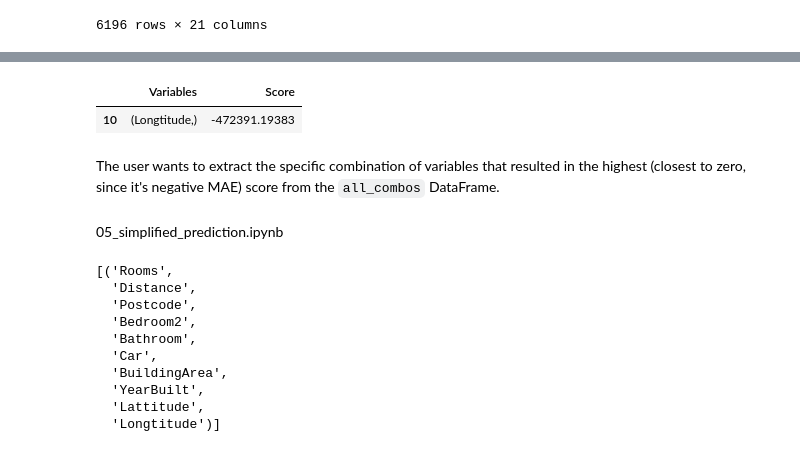
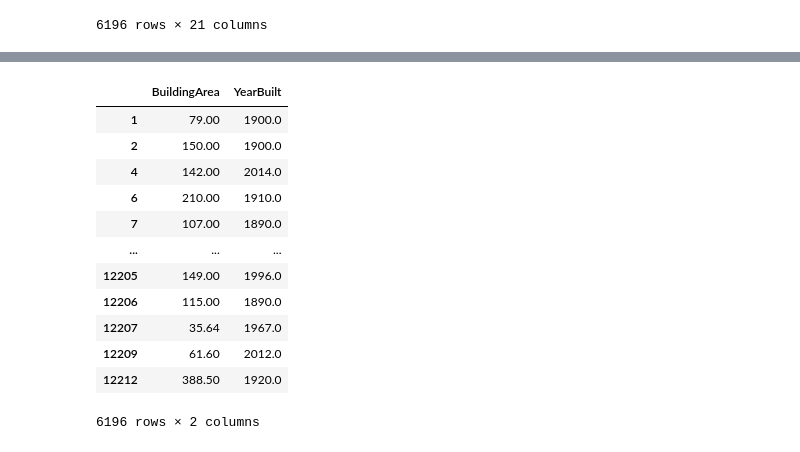
Before and after one commit to smdbz/data-science, a Jupyter notebook: notebooks/05_simplified_prediction.ipynb, the cells around one changed output, grey strips where cells are left out. Cells and saved outputs as stored; diff of their text form; code cells hidden in the pictures.

Commit message:
Added course notes and implemented more models in the simplified_prediiciton notebook

```diff
--- a/notebooks/05_simplified_prediction.ipynb
+++ b/notebooks/05_simplified_prediction.ipynb
@@ -438,9 +407,2 @@ list(all_combos.loc[all_combos['Score'] == all_combos['Score'].max(), 'Variables
 # %%
-all_combos.iloc[all_combos[['Score']].idxmax()]
+# all_combos.iloc[all_combos[['Score']].idxmax()]
-# %% [output]
-|  | Variables | Score |
-| 10 | (Longtitude,) | -472391.19383 |
-# %% [markdown]
-The user wants to extract the specific combination of variables that resulted in the highest (closest to zero, since it's negative MAE) score from the `all_combos` DataFrame.
-# %% [markdown]
-<llm-snippet-file>05_simplified_prediction.ipynb</llm-snippet-file>
@@ -450,13 +409,16 @@ all_combos.iloc[all_combos[['Score']].idxmax()]
-# %%
-list(all_combos.loc[all_combos['Score'] == all_combos['Score'].max(), 'Variables'])
-# %% [output]
-[('Rooms',
-  'Distance',
-  'Postcode',
-  'Bedroom2',
-  'Bathroom',
-  'Car',
-  'BuildingArea',
-  'YearBuilt',
-  'Lattitude',
-  'Longtitude')]
+# %%
+unaltered_dataframe[['BuildingArea', 'YearBuilt']]
+# %% [output]
+|  | BuildingArea | YearBuilt |
+| 1 | 79.00 | 1900.0 |
+| 2 | 150.00 | 1900.0 |
+| 4 | 142.00 | 2014.0 |
+| 6 | 210.00 | 1910.0 |
+| 7 | 107.00 | 1890.0 |
+| ... | ... | ... |
+| 12205 | 149.00 | 1996.0 |
+| 12206 | 115.00 | 1890.0 |
+| 12207 | 35.64 | 1967.0 |
+| 12209 | 61.60 | 2012.0 |
+| 12212 | 388.50 | 1920.0 |
+6196 rows × 2 columns
```
Also changed, not shown: parts of 32 cells of this notebook, 8 other files.
